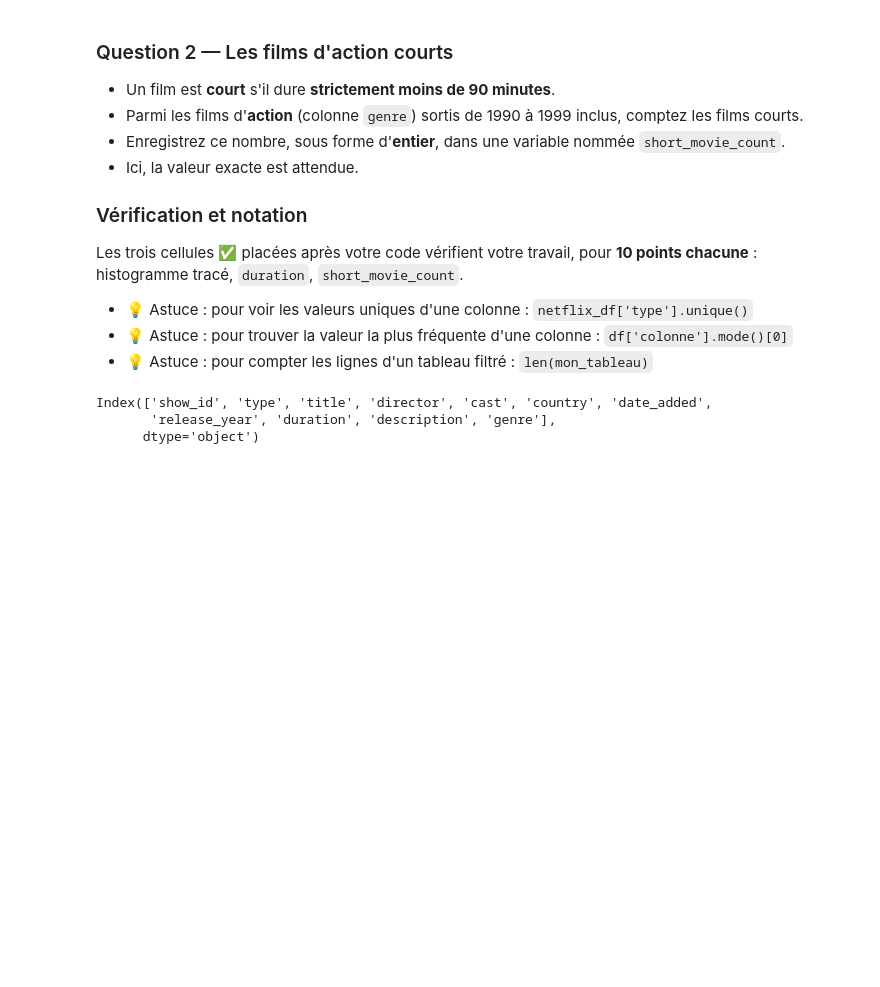
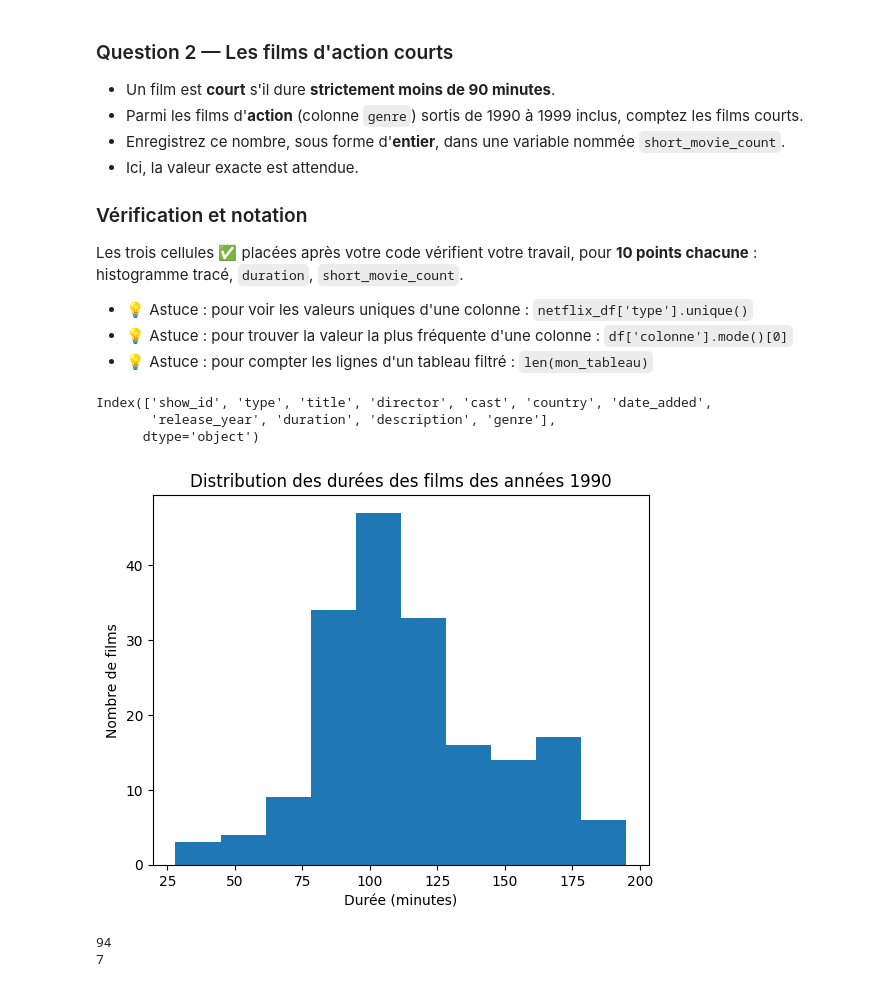
Before and after one commit to fotis25/upjv-python-datascience, a Jupyter notebook: td07_enonce.ipynb, the cells around one changed output. Cells and saved outputs as stored; diff of their text form; code cells hidden in the pictures; blank space fills up the shorter version.

```diff
--- a/td07_enonce.ipynb
+++ b/td07_enonce.ipynb
@@ -642,3 +640,32 @@ Index(['show_id', 'type', 'title', 'director', 'cast', 'country', 'date_added',
+# %%
+# @title Votre code ici :
+movies_90s = netflix_df[
+    (netflix_df["type"] == "Movie") &
+    (netflix_df["release_year"] >= 1990) &
+    (netflix_df["release_year"] <= 1999)
+]
+# Question 1
+plt.hist(movies_90s["duration"])
+plt.xlabel("Durée (minutes)")
+plt.ylabel("Nombre de films")
+plt.title("Distribution des durées des films des années 1990")
+plt.show()
+
+duration = int(movies_90s["duration"].mode()[0])
+print(duration)
+
+# Question 2
+short_movies = movies_90s[
+    (movies_90s["genre"] == "Action") &
+    (movies_90s["duration"] < 90)
+]
+
+short_movie_count = len(short_movies)
+print(short_movie_count)
+# %% [output]
+[figure, added]
+94
+7
 # %%
 # @title ✅ Vérification 1/3 — Histogramme
 print("Mini-projet 1 — histogramme :\n")
```
Also changed, not shown: parts of 6 cells of this notebook.
